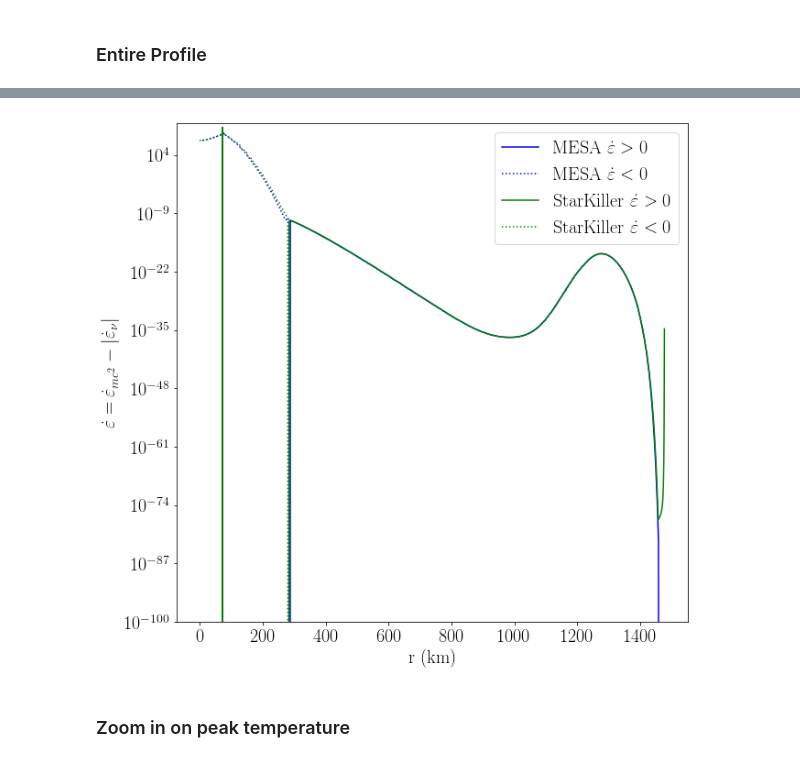
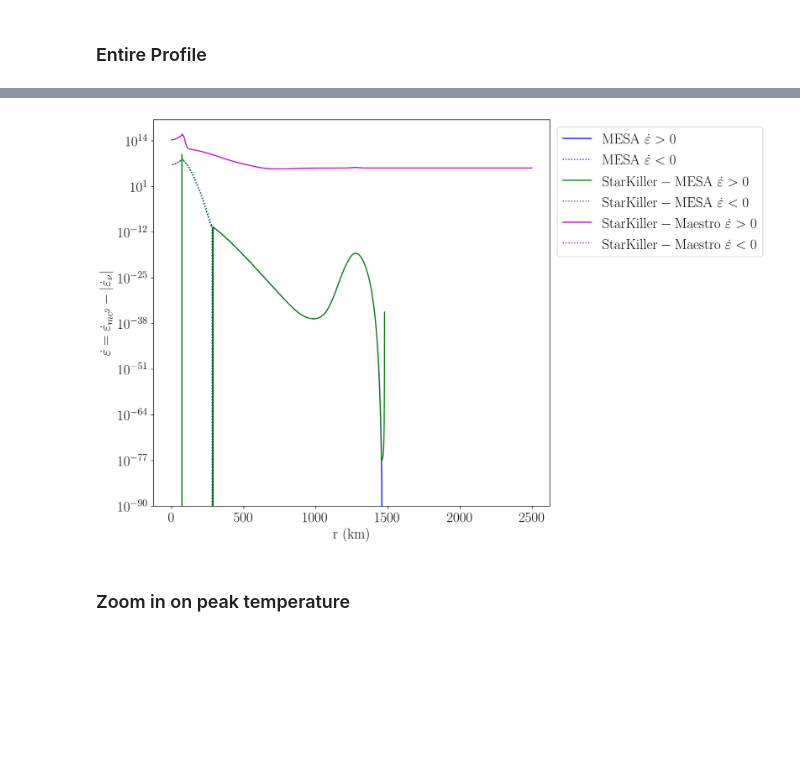
Before and after one commit to dwillcox/aic-timescales, a Jupyter notebook: code-comparisons/starkiller-microphysics/instantaneous/profile/ECSN-Profile-Comparison.ipynb, the cells around one changed output, grey strips where cells are left out. Saved outputs shown, nothing was run; the diff lists cells and outputs as text; code cells hidden in the pictures; blank space fills up the shorter version.

```diff
--- a/code-comparisons/starkiller-microphysics/instantaneous/profile/ECSN-Profile-Comparison.ipynb
+++ b/code-comparisons/starkiller-microphysics/instantaneous/profile/ECSN-Profile-Comparison.ipynb
@@ -99,0 +106,2 @@ sk_eps = np.array(sk_eps)
+# %%
+maestro_data.model_data['logRho'] = np.log10(maestro_data.data('density'))
@@ -100 +131,8 @@ sk_eps = np.array(sk_eps)
+# %%
+sk_maestro_eps = []
+
+for burn_state in sk_maestro_burn_results:
+    sk_maestro_eps.append(burn_state.state.ydot[ecsn.net_ienuc])
+
+sk_maestro_eps = np.array(sk_maestro_eps)
 # %% [markdown]
@@ -102,9 +140,11 @@ sk_eps = np.array(sk_eps)
 # %%
-font = {'size': 20}
-text = {'usetex': True}
+font_config = {'size': 20}
+text_config = {'usetex': True}
+figure_config = {'dpi': 300}
 
-matplotlib.rc('font', **font)
-matplotlib.rc('text', **text)
+matplotlib.rc('font', **font_config)
+matplotlib.rc('text', **text_config)
+matplotlib.rc('figure', **figure_config)
 
 mesa_enuc_pos = np.maximum(mesa_enuc, 0.0)
 mesa_enuc_neg = np.maximum(-mesa_enuc, 0.0)
@@ -112,14 +152,19 @@ mesa_enuc_neg = np.maximum(-mesa_enuc, 0.0)
 sk_enuc_pos = np.maximum(sk_eps, 0.0)
 sk_enuc_neg = np.maximum(-sk_eps, 0.0)
 
+sk_maestro_enuc_pos = np.maximum(sk_maestro_eps, 0.0)
+sk_maestro_enuc_neg = np.maximum(-sk_maestro_eps, 0.0)
+
 radius_km = mesa_data.radius_cm * 1.0e-5
 
+# The order of zones in MESA and Maestro are reverse from each other
+# so define a separate radius array for the Maestro data
+maestro_radius_km = maestro_data.data('radius') * 1.0e-5
+
 def plot_enuc(xlim=None, ylim=None):
-    fig = plt.figure()
+    fig, ax = plt.subplots(facecolor='w')
     fig.set_figheight(10.0)
     fig.set_figwidth(10.0)
-
-    ax = fig.add_subplot(111)
 
     ax.plot(radius_km, mesa_enuc_pos, color='b', linestyle='-',
             label=r'$\mathrm{MESA}$ $\dot{\varepsilon} > 0$')
@@ -128,10 +173,16 @@ def plot_enuc(xlim=None, ylim=None):
             label=r'$\mathrm{MESA}$ $\dot{\varepsilon} < 0$')
 
     ax.plot(radius_km, sk_enuc_pos, color='g', linestyle='-',
-            label=r'$\mathrm{StarKiller}$ $\dot{\varepsilon} > 0$')
+            label=r'$\mathrm{StarKiller-MESA}$ $\dot{\varepsilon} > 0$')
 
     ax.plot(radius_km, sk_enuc_neg, color='g', linestyle=':',
-            label=r'$\mathrm{StarKiller}$ $\dot{\varepsilon} < 0$')
+            label=r'$\mathrm{StarKiller-MESA}$ $\dot{\varepsilon} < 0$')
+
+    ax.plot(maestro_radius_km, sk_maestro_enuc_pos, color='m', linestyle='-',
+            label=r'$\mathrm{StarKiller-Maestro}$ $\dot{\varepsilon} > 0$')
+
+    ax.plot(maestro_radius_km, sk_maestro_enuc_neg, color='m', linestyle=':',
+            label=r'$\mathrm{StarKiller-Maestro}$ $\dot{\varepsilon} < 0$')
 
     ax.set_yscale('log')
 
@@ -143,7 +194,7 @@ def plot_enuc(xlim=None, ylim=None):
 
     ax.set_xlabel(r'$\mathrm{r\ (km)}$')
     ax.set_ylabel(r'$\dot{\varepsilon} = \dot{\varepsilon}_{m c^2} - |\dot{\varepsilon}_{\nu}|$')
-    ax.legend(loc='upper right')
+    ax.legend(loc='upper left', bbox_to_anchor=(1.0, 1.0))
 
     plt.show()
 # %%
@@ -183,7 +263,7 @@ plot_field(mesa_field='entropy')
 # %%
-plot_enuc(ylim=[1.0e-100, 1.0e11])
+plot_enuc(ylim=[1.0e-90, 1.0e20])
 # %% [output]
-[figure, old version]
+[figure, new version]
 # %% [markdown]
 ### Zoom in on peak temperature
 # %%
```
Also changed, not shown: parts of 21 cells of this notebook, 3 other files.
